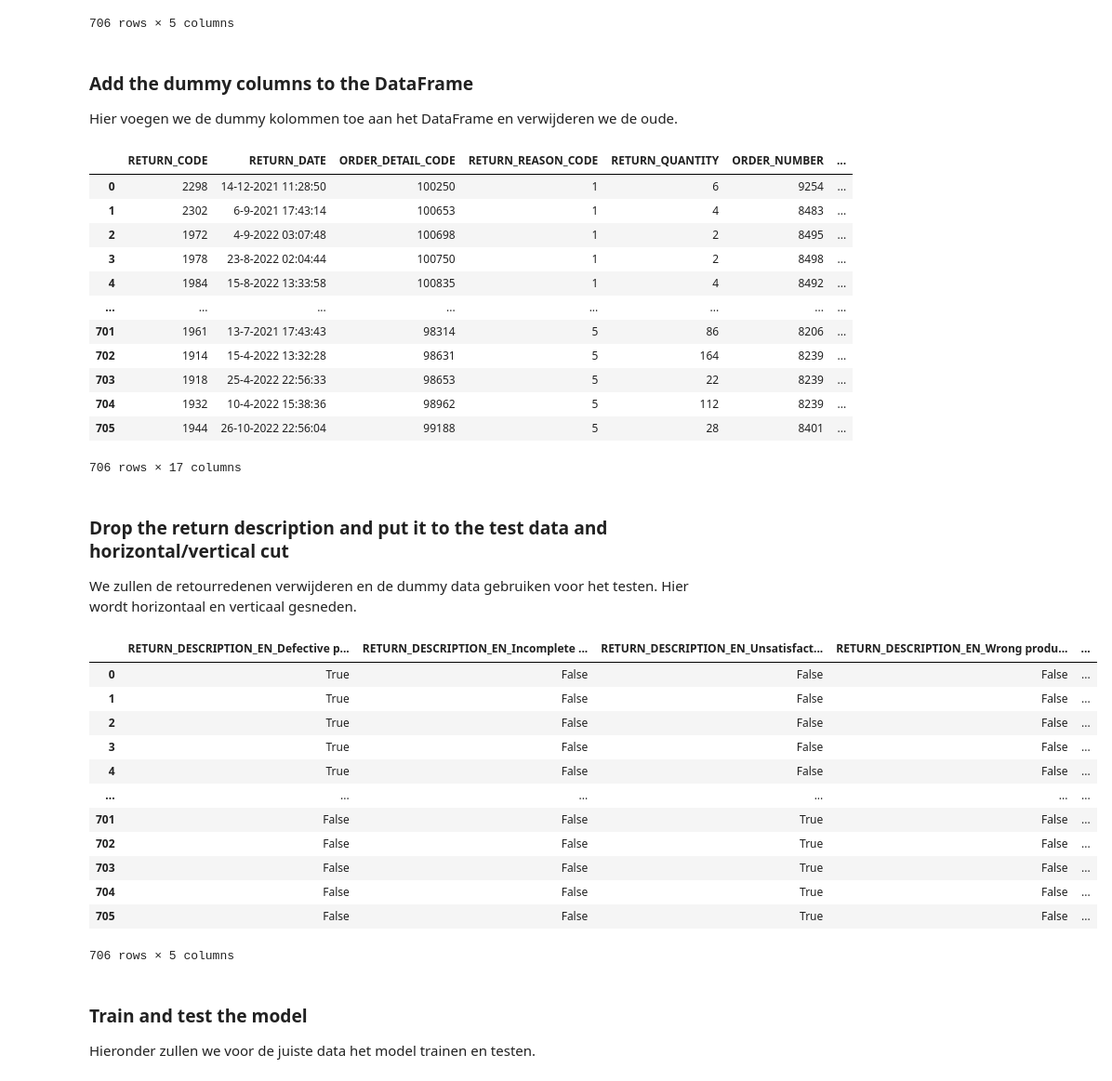
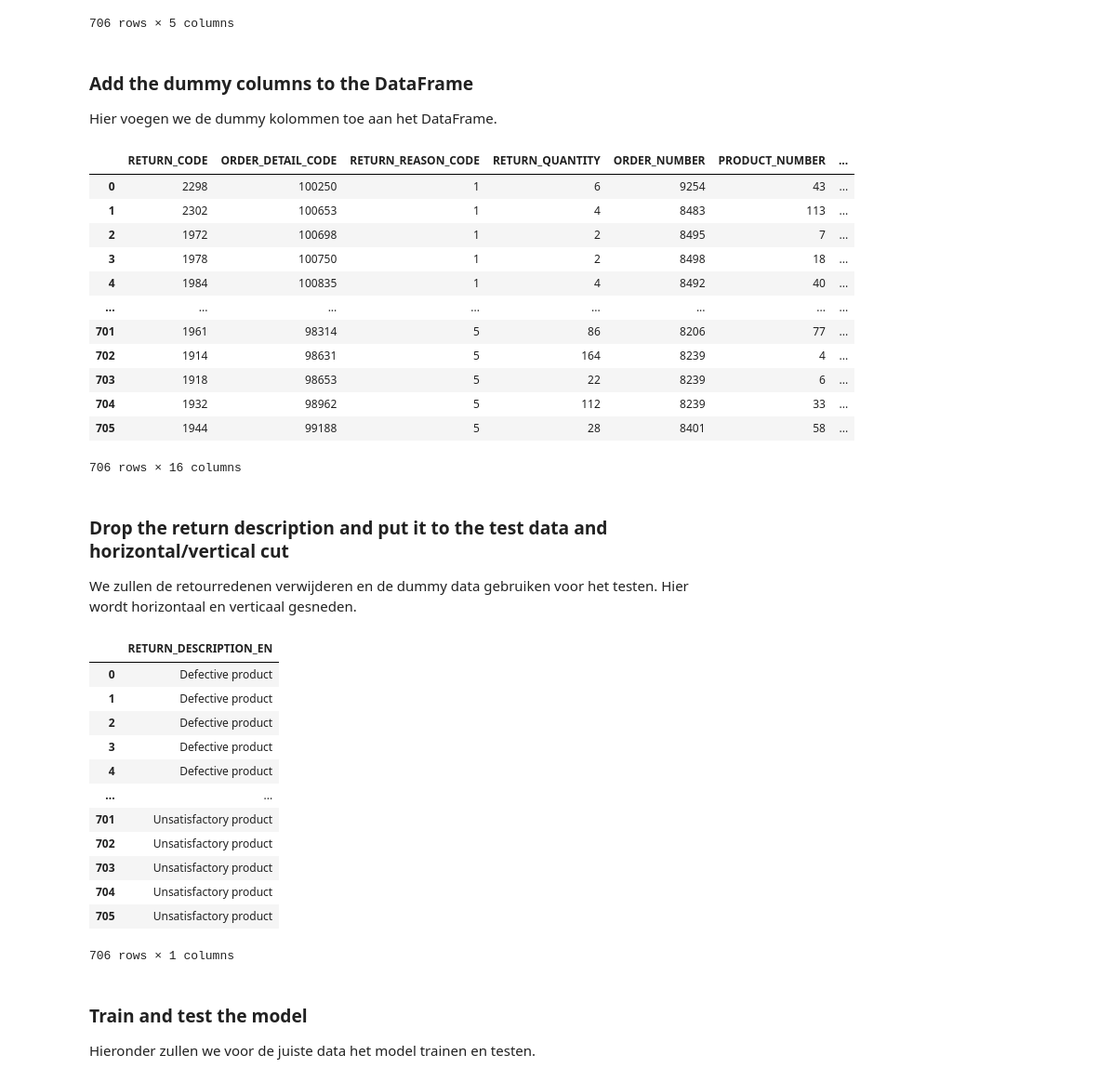
Before and after one commit to RedIsGaming/deds_ml, a Jupyter notebook: src/main.ipynb, the cells around one changed output. Shown: that part at 93% size. Cells and saved outputs as stored; diff of their text form; code cells hidden in the pictures.

```diff
--- a/src/main.ipynb
+++ b/src/main.ipynb
@@ -444,7 +386,7 @@ returned_item
 
 We zullen hier alle tabellen samenvoegen om dit te kunnen gebruiken voor het model en we vegen de TRIAL kolommen schoon.
 # %%
-df = returned_item.merge(order_details, how="outer", on="ORDER_DETAIL_CODE").merge(return_reason, how="outer", on="RETURN_REASON_CODE", indicator=True)
+df = returned_item.merge(order_details, how="outer", on="ORDER_DETAIL_CODE").merge(return_reason, how="outer", on="RETURN_REASON_CODE")
 df = df[df.columns.drop(list(df.filter(regex="TRIAL")))]
 df = df.dropna()
 df
@@ -467,6 +409,7 @@ df
 
 We moeten de retourdatum converteren naar een string, want anders werkt het plotten niet.
 # %%
-df["RETURN_DATE"].to_string()
+df["RETURN_DATE"] = df["RETURN_DATE"].to_string()
+df = df.drop(columns=["RETURN_DATE"])
 df
 # %% [output]
@@ -507,47 +450,48 @@ df_dummies
 # %% [markdown]
 ### Add the dummy columns to the DataFrame
 
-Hier voegen we de dummy kolommen toe aan het DataFrame en verwijderen we de oude.
+Hier voegen we de dummy kolommen toe aan het DataFrame.
 # %%
 df = pd.concat([df, df_dummies], axis=1)
-df = df.drop(columns=["RETURN_DESCRIPTION_EN"], axis=1)
+#df = df.drop(columns=["RETURN_DESCRIPTION_EN"], axis=1)
 df
 # %% [output]
-|  | RETURN_CODE | RETURN_DATE | ORDER_DETAIL_CODE | RETURN_REASON_CODE | RETURN_QUANTITY | ORDER_NUMBER | ... |
-| 0 | 2298 | 14-12-2021 11:28:50 | 100250 | 1 | 6 | 9254 | ... |
-| 1 | 2302 | 6-9-2021 17:43:14 | 100653 | 1 | 4 | 8483 | ... |
-| 2 | 1972 | 4-9-2022 03:07:48 | 100698 | 1 | 2 | 8495 | ... |
-| 3 | 1978 | 23-8-2022 02:04:44 | 100750 | 1 | 2 | 8498 | ... |
-| 4 | 1984 | 15-8-2022 13:33:58 | 100835 | 1 | 4 | 8492 | ... |
+|  | RETURN_CODE | ORDER_DETAIL_CODE | RETURN_REASON_CODE | RETURN_QUANTITY | ORDER_NUMBER | PRODUCT_NUMBER | ... |
+| 0 | 2298 | 100250 | 1 | 6 | 9254 | 43 | ... |
+| 1 | 2302 | 100653 | 1 | 4 | 8483 | 113 | ... |
+| 2 | 1972 | 100698 | 1 | 2 | 8495 | 7 | ... |
+| 3 | 1978 | 100750 | 1 | 2 | 8498 | 18 | ... |
+| 4 | 1984 | 100835 | 1 | 4 | 8492 | 40 | ... |
 | ... | ... | ... | ... | ... | ... | ... | ... |
-| 701 | 1961 | 13-7-2021 17:43:43 | 98314 | 5 | 86 | 8206 | ... |
-| 702 | 1914 | 15-4-2022 13:32:28 | 98631 | 5 | 164 | 8239 | ... |
-| 703 | 1918 | 25-4-2022 22:56:33 | 98653 | 5 | 22 | 8239 | ... |
-| 704 | 1932 | 10-4-2022 15:38:36 | 98962 | 5 | 112 | 8239 | ... |
-| 705 | 1944 | 26-10-2022 22:56:04 | 99188 | 5 | 28 | 8401 | ... |
+| 701 | 1961 | 98314 | 5 | 86 | 8206 | 77 | ... |
+| 702 | 1914 | 98631 | 5 | 164 | 8239 | 4 | ... |
+| 703 | 1918 | 98653 | 5 | 22 | 8239 | 6 | ... |
+| 704 | 1932 | 98962 | 5 | 112 | 8239 | 33 | ... |
+| 705 | 1944 | 99188 | 5 | 28 | 8401 | 58 | ... |
-706 rows × 17 columns
+706 rows × 16 columns
 # %% [markdown]
 ### Drop the return description and put it to the test data and horizontal/vertical cut
 
 We zullen de retourredenen verwijderen en de dummy data gebruiken voor het testen. Hier wordt horizontaal en verticaal gesneden.
 # %%
-X = df.drop(columns=["RETURN_DESCRIPTION_EN_Defective product", "RETURN_DESCRIPTION_EN_Incomplete product", "RETURN_DESCRIPTION_EN_Unsatisfactory product", "RETURN_DESCRIPTION_EN_Wrong product ordered", "RETURN_DESCRIPTION_EN_Wrong product shipped"])
-y = df[["RETURN_DESCRIPTION_EN_Defective product", "RETURN_DESCRIPTION_EN_Incomplete product", "RETURN_DESCRIPTION_EN_Unsatisfactory product", "RETURN_DESCRIPTION_EN_Wrong product ordered", "RETURN_DESCRIPTION_EN_Wrong product shipped"]]
+#"RETURN_DESCRIPTION_EN_Defective product", "RETURN_DESCRIPTION_EN_Incomplete product", "RETURN_DESCRIPTION_EN_Unsatisfactory product", "RETURN_DESCRIPTION_EN_Wrong product ordered", "RETURN_DESCRIPTION_EN_Wrong product shipped"
+X = df.drop(columns=["RETURN_DESCRIPTION_EN"])
+y = df[["RETURN_DESCRIPTION_EN"]]
 y
 # %% [output]
-|  | RETURN_DESCRIPTION_EN_Defective p... | RETURN_DESCRIPTION_EN_Incomplete ... | RETURN_DESCRIPTION_EN_Unsatisfact... | RETURN_DESCRIPTION_EN_Wrong produ... | ... |
-| 0 | True | False | False | False | ... |
-| 1 | True | False | False | False | ... |
-| 2 | True | False | False | False | ... |
-| 3 | True | False | False | False | ... |
-| 4 | True | False | False | False | ... |
-| ... | ... | ... | ... | ... | ... |
-| 701 | False | False | True | False | ... |
-| 702 | False | False | True | False | ... |
-| 703 | False | False | True | False | ... |
-| 704 | False | False | True | False | ... |
-| 705 | False | False | True | False | ... |
+|  | RETURN_DESCRIPTION_EN |
+| 0 | Defective product |
+| 1 | Defective product |
+| 2 | Defective product |
+| 3 | Defective product |
+| 4 | Defective product |
+| ... | ... |
+| 701 | Unsatisfactory product |
+| 702 | Unsatisfactory product |
+| 703 | Unsatisfactory product |
+| 704 | Unsatisfactory product |
+| 705 | Unsatisfactory product |
-706 rows × 5 columns
+706 rows × 1 columns
 # %% [markdown]
 ### Train and test the model
 
```
Also changed, not shown: parts of 23 cells of this notebook, 1 other file.
